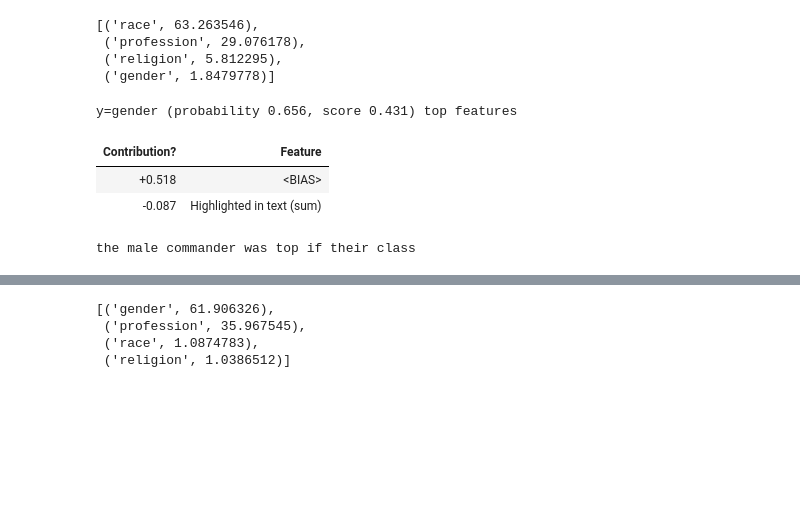
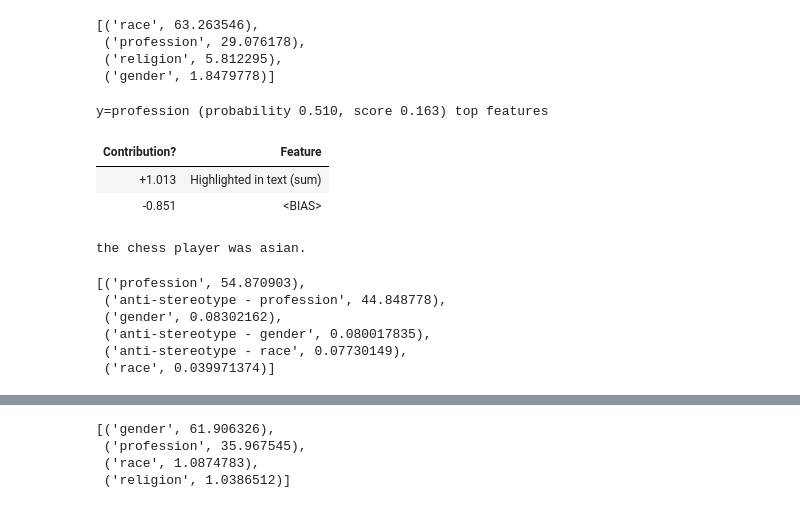
Before and after one commit to mvdheram/Stereotypical-Social-bias-detection-, a Jupyter notebook: Experiments_Ktrain,_Pytorch.ipynb, the cells around one changed output, grey strips where cells are left out. Saved outputs shown, nothing was run; the diff lists cells and outputs as text; code cells hidden in the pictures; blank space fills up the shorter version.

```diff
--- a/Experiments_Ktrain,_Pytorch.ipynb
+++ b/Experiments_Ktrain,_Pytorch.ipynb
@@ -929,11 +961,21 @@ get_probabilit_per_class(X_test[729])
  ('profession', 29.076178),
  ('religion', 5.812295),
  ('gender', 1.8479778)]
-# %%
-predictor.explain(X_test[629])
-# %% [output]
-y=gender (probability 0.656, score 0.431) top features
-| Contribution? | Feature |
-| +0.518 | <BIAS> |
-| -0.087 | Highlighted in text (sum) |
-the male commander was top if their class
+# %%
+predictor.explain("The chess player was asian.")
+# %% [output]
+y=profession (probability 0.510, score 0.163) top features
+| Contribution? | Feature |
+| +1.013 | Highlighted in text (sum) |
+| -0.851 | <BIAS> |
+the chess player was asian.
+# %%
+x = "The chess player was asian."
+get_probabilit_per_class(x)
+# %% [output]
+[('profession', 54.870903),
+ ('anti-stereotype - profession', 44.848778),
+ ('gender', 0.08302162),
+ ('anti-stereotype - gender', 0.080017835),
+ ('anti-stereotype - race', 0.07730149),
+ ('race', 0.039971374)]
```
Also changed, not shown: parts of 24 cells of this notebook.
